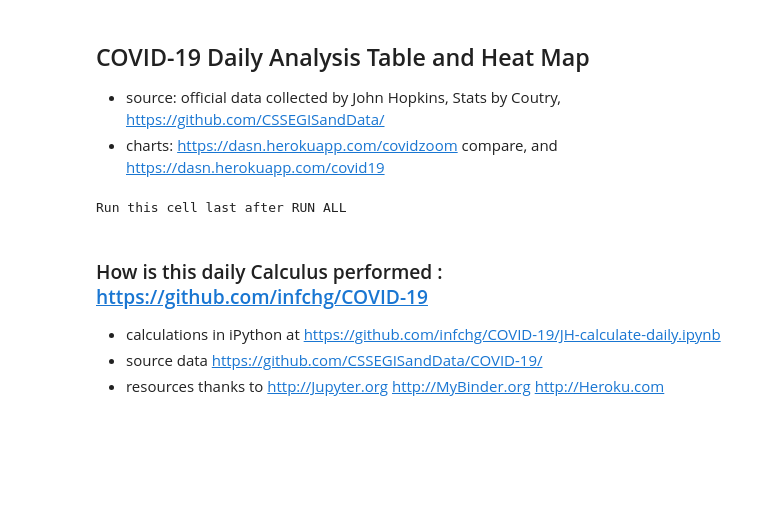
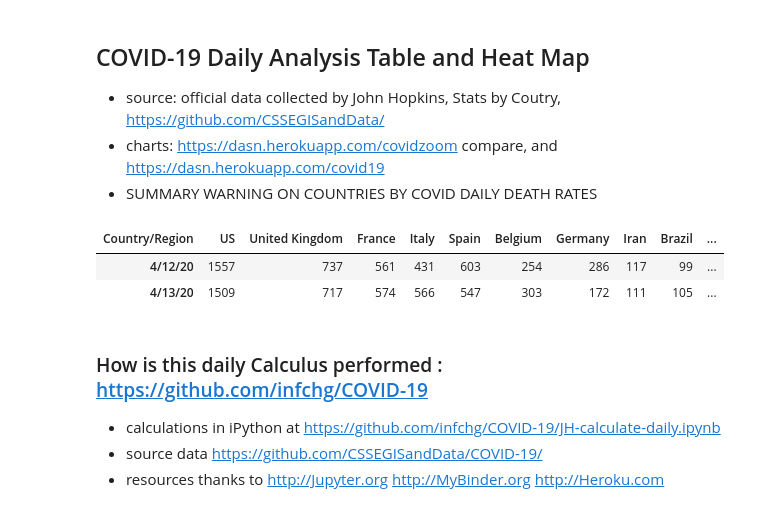
Before and after one commit to infchg/COVID-19, a Jupyter notebook: JH-calculate-daily.ipynb, the cells around one changed output. Cells and saved outputs as stored; diff of their text form; code cells hidden in the pictures; blank space fills up the shorter version.

```diff
--- a/JH-calculate-daily.ipynb
+++ b/JH-calculate-daily.ipynb
@@ -2,15 +2,16 @@
 ## COVID-19 Daily Analysis Table and Heat Map
   - source:  official data collected by John Hopkins, Stats by Coutry,  https://github.com/CSSEGISandData/
   - charts:  https://dasn.herokuapp.com/covidzoom compare, and https://dasn.herokuapp.com/covid19
+  - SUMMARY WARNING ON COUNTRIES BY COVID DAILY DEATH RATES
-# %%
-# WARNING ON COUNTRIES BY LAST DAY DEATH  |  ALERTS for the range Thousand / Day group
-try:  ## WARNING GERMANY OUT OF DATA FROM TODAY ?
-    display(df9.transpose().tail(1) )
-    %store df9
-except NameError:
-    print("Run this cell last after RUN ALL ")
-# %% [output]
-Run this cell last after RUN ALL
+# %%
+try:  ## SUMMARY IN THIS TABLE    %store df9
+    display(df9.transpose().tail(2) )
+except NameError:
+    print("Click Run on this cell only after the RUN ALL completes all calculations")
+# %% [output]
+| Country/Region | US | United Kingdom | France | Italy | Spain | Belgium | Germany | Iran | Brazil | ... |
+| 4/12/20 | 1557 | 737 | 561 | 431 | 603 | 254 | 286 | 117 | 99 | ... |
+| 4/13/20 | 1509 | 717 | 574 | 566 | 547 | 303 | 172 | 111 | 105 | ... |
 # %% [markdown]
 ### How is this daily Calculus performed :   https://github.com/infchg/COVID-19
   - calculations in iPython at  https://github.com/infchg/COVID-19/JH-calculate-daily.ipynb
```
Also changed, not shown: parts of 10 cells of this notebook.
